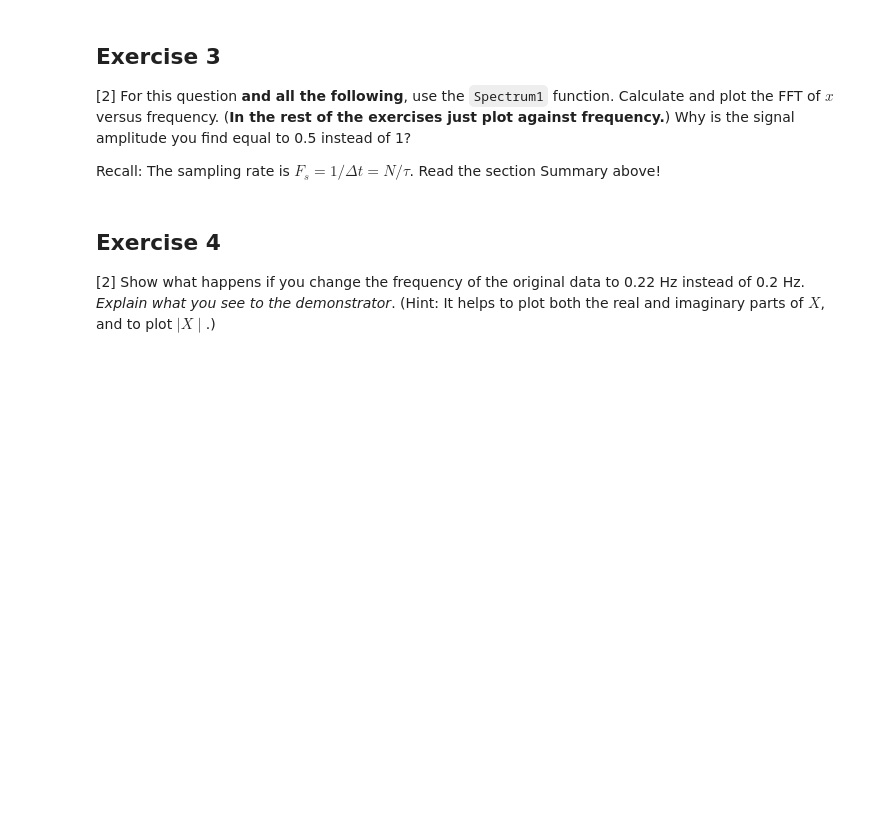
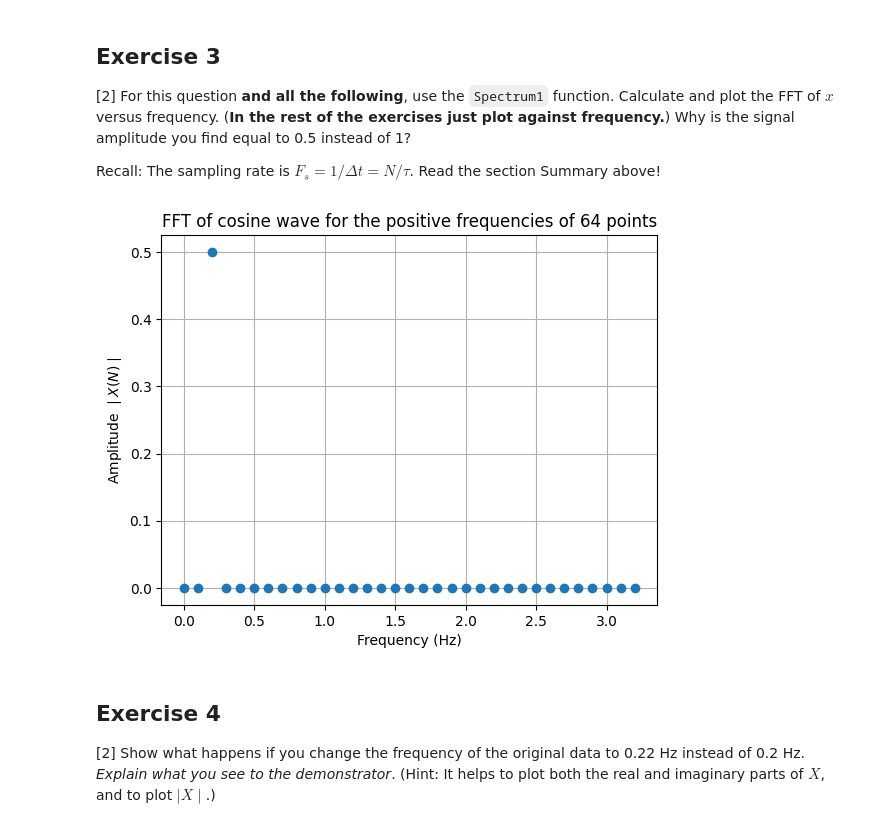
Before and after one commit to PX2145-2025/week-10-b-Finlay-Hall, a Jupyter notebook: FFT.ipynb, the cells around one changed output. Drawn from its saved outputs; the diff is of its cells as text; code cells hidden in the pictures; blank space fills up the shorter version.

```diff
--- a/FFT.ipynb
+++ b/FFT.ipynb
@@ -351,6 +352,41 @@ plt.grid()
 [2] For this question **and all the following**, use the `Spectrum1` function. Calculate and plot the FFT of $x$ versus frequency. (**In the rest of the exercises just plot against frequency.**) Why is the signal amplitude you find equal to 0.5 instead of 1?
 
  Recall: The sampling rate is $F_s = 1/\Delta t = N/\tau$. Read the section Summary above!
+# %%
+def Spectrum1(x, Fs):
+    '''
+    One-sided amplitude spectrum of x(t).
+    '''
+    N = len(x) # length of the signal
+    frq = (float(Fs)/N)*np.arange(0, N/2+1) # one-sided frequency range
+    X = fft(x)/N # fft computing and normalization
+    X = X[0:N//2+1] # take just positive values
+    # (in python3, // ensures integer division)
+
+    # frq is array of actual frequencies
+    # X is complex array of amplitudes
+    return frq , X
+
+N = 64 # the fft algorithm is fastest for N a power of 2
+tau = 10.0 # time length
+t = np.linspace(0, tau, N, endpoint=False) # creates N points to cover tau seconds
+f = 0.2 # frequency in Hz
+x = np.cos(2*np.pi*f*t) # create x array, amplitude 1.0
+
+Fs = N/tau
+# unpack the returned tuple into frequency and amplitude arrays
+plot_frq, plot_amplitudes = Spectrum1(x, Fs)
+
+# plot the magnitude of the complex amplitudes against the frequencies
+plt.plot(plot_frq, np.abs(plot_amplitudes), 'o')
+plt.title('FFT of cosine wave for the positive frequencies of '+str(N)+' points'.format(f, N, tau))
+plt.xlabel('Frequency (Hz)')
+plt.ylabel('Amplitude $\mid X(N)\mid$')
+plt.grid()
+
+# explanation for why amplitude is 0.5
+# %% [output]
+[figure, added]
 # %% [markdown]
 ## Exercise 4
 [2] Show what happens if you change the frequency of the original data to 0.22 Hz instead of 0.2 Hz. _Explain what you see to the demonstrator_.
```
Also changed, not shown: parts of 1 cell of this notebook.
